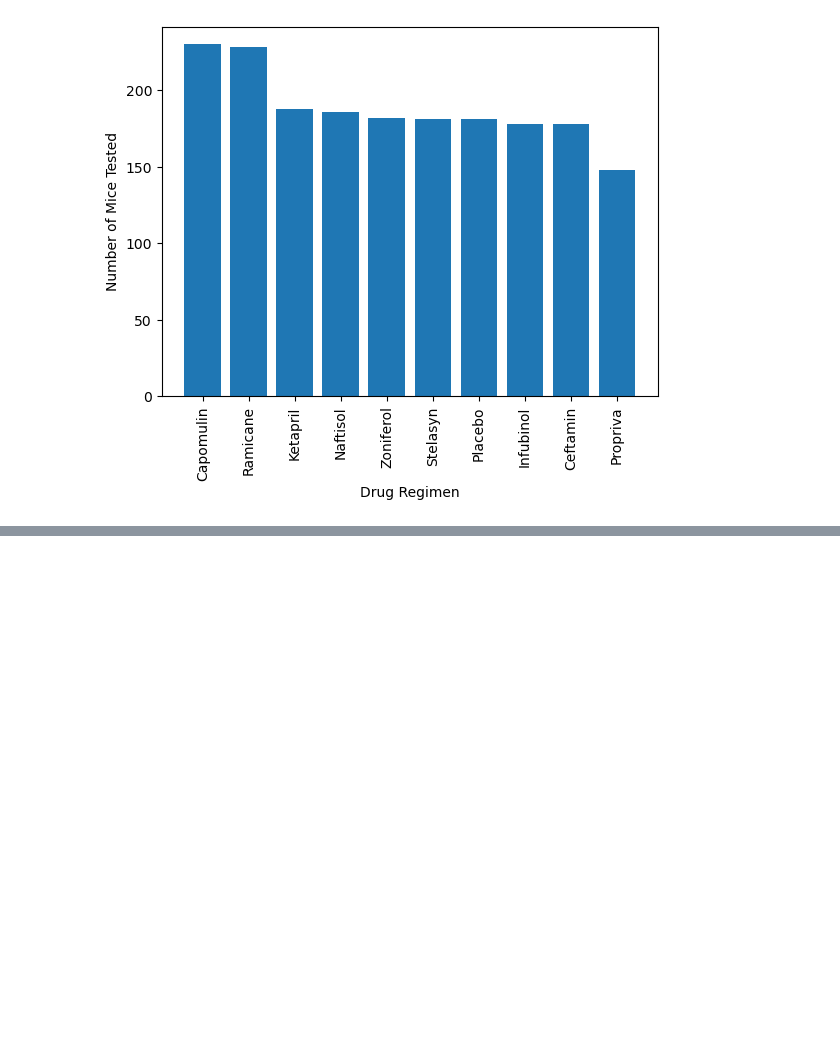
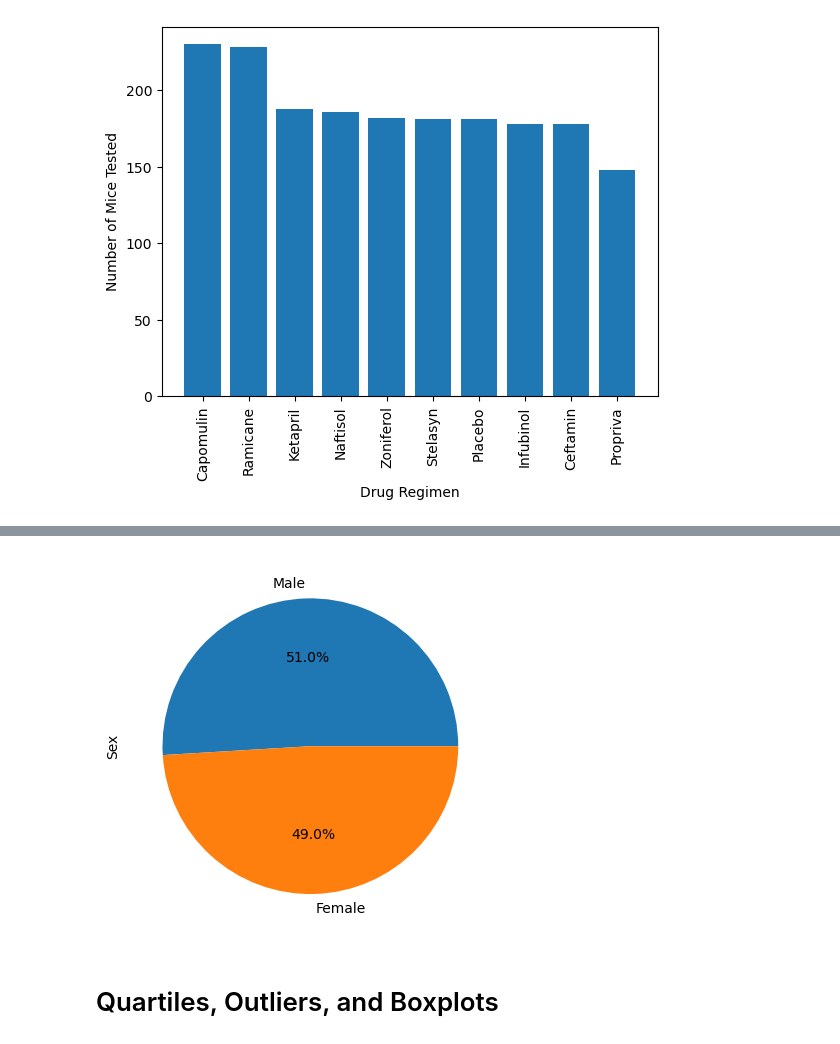
Before and after one commit to annienewwin/Data-Visualization, a Jupyter notebook: Mice_Data_Visual.ipynb, the cells around one changed output, grey strips where cells are left out. Drawn from its saved outputs; the diff is of its cells as text; code cells hidden in the pictures; blank space fills up the shorter version.

```diff
--- a/Mice_Data_Visual.ipynb
+++ b/Mice_Data_Visual.ipynb
@@ -161,0 +167,9 @@ plt.show()
+# %%
+# Generate the same chart as above but with pyplot
+plt.pie(mouse_sex_count.values, labels=mouse_sex_count.index.values, autopct="%1.1f%%")
+plt.ylabel("Sex")
+plt.show()
+# %% [output]
+[figure, added]
+# %% [markdown]
+# Quartiles, Outliers, and Boxplots
```
Also changed, not shown: parts of 1 cell of this notebook.
